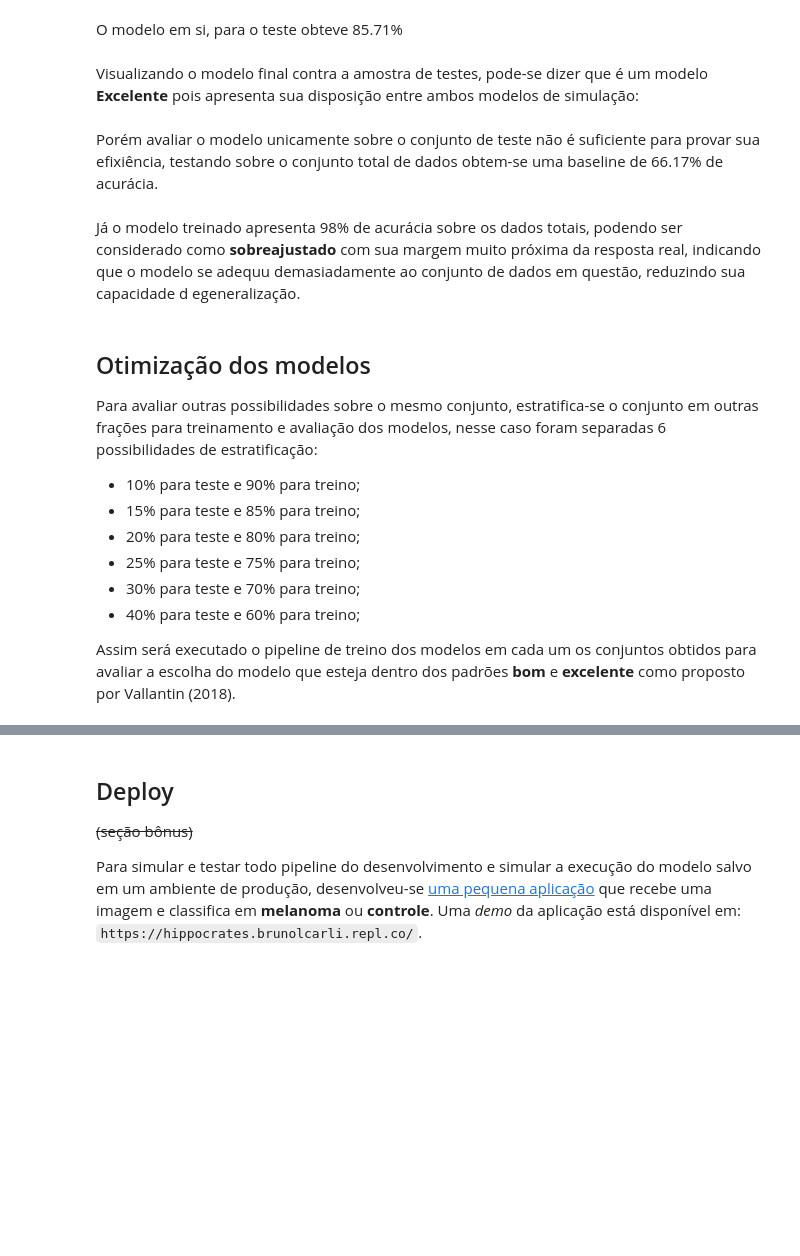
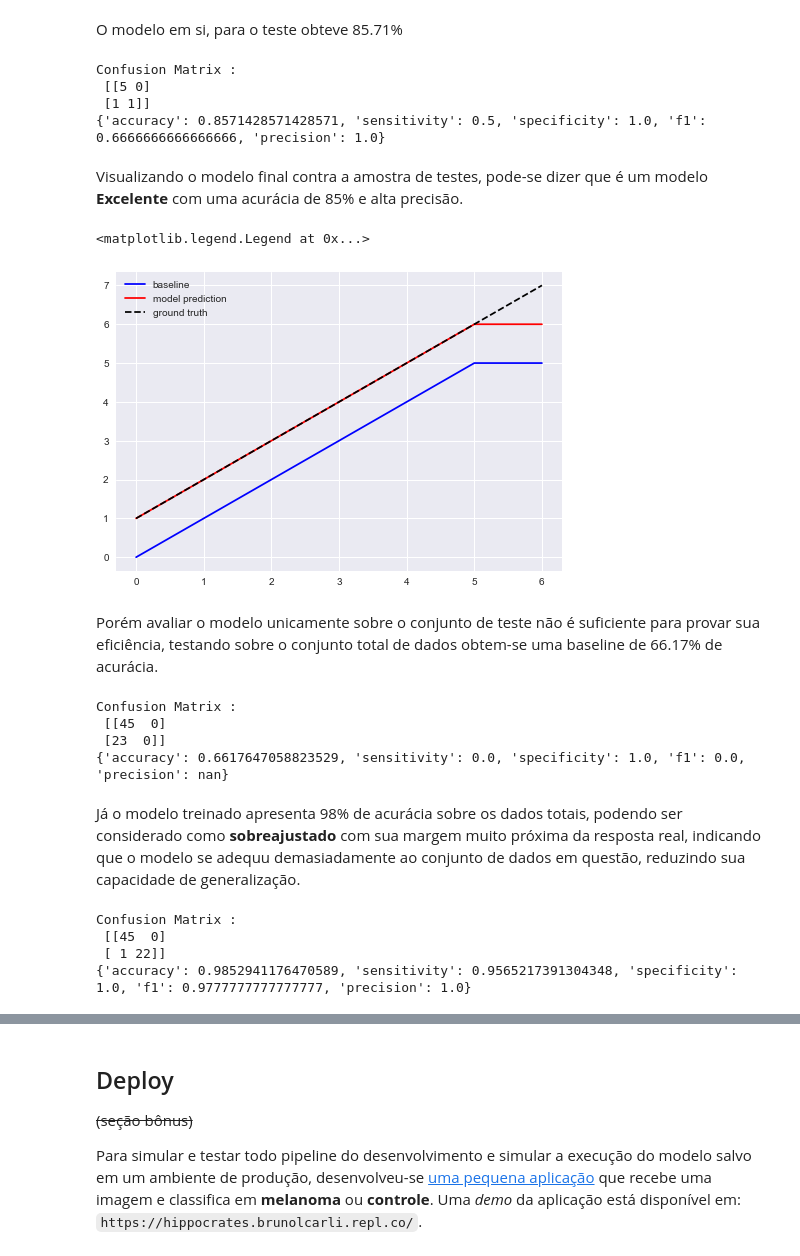
Before and after one commit to brunolcarli/IPythonNotebooks, a Jupyter notebook: IAUFPR/ComputerVision/cv_melanoma_brunolcarliIAUFPR_1.ipynb, the cells around one changed output, grey strips where cells are left out. Drawn from its saved outputs; the diff is of its cells as text; code cells hidden in the pictures; blank space fills up the shorter version.

```diff
--- a/IAUFPR/ComputerVision/cv_melanoma_brunolcarliIAUFPR_1.ipynb
+++ b/IAUFPR/ComputerVision/cv_melanoma_brunolcarliIAUFPR_1.ipynb
@@ -581,9 +600,11 @@ O modelo em si, para o teste obteve 85.71%
 # %%
 model_test_cm = confusion_matrix(y_test, best_pred)
 print('Confusion Matrix : \n', model_test_cm)
-
-total = sum(sum(model_test_cm))
-model_test_accuracy = (model_test_cm[0, 0] + model_test_cm[1, 1]) / total
-print ('Accuracy : ', model_test_accuracy)
+print(get_scores(model_test_cm, y_test, best_pred))
+# %% [output]
+Confusion Matrix :
+ [[5 0]
+ [1 1]]
+{'accuracy': 0.8571428571428571, 'sensitivity': 0.5, 'specificity': 1.0, 'f1': 0.6666666666666666, 'precision': 1.0}
 # %% [markdown]
-Visualizando o modelo final contra a amostra de testes, pode-se dizer que é um modelo **Excelente** pois apresenta sua disposição entre ambos modelos de simulação:
+Visualizando o modelo final contra a amostra de testes, pode-se dizer que é um modelo **Excelente** com uma acurácia de 85% e alta precisão.
@@ -613,20 +624,37 @@ plt.legend()
+# %%
+bsl_tl = get_prediction_timeline(baseline, X_test, y_test)
+model_tl = get_prediction_timeline(search_result, X_test, y_test)
+
+fig, ax = plt.subplots()
+
+plt.plot(bsl_tl, label='baseline', color='blue')
+plt.plot(model_tl, label='model prediction', color='red')
+plt.plot([i+1 for i, _ in enumerate(y_test)], label='ground truth', color='black', linestyle='dashed')
+plt.legend()
+# %% [output]
+<matplotlib.legend.Legend at 0x...>
+[figure, added]
 # %% [markdown]
-Porém avaliar o modelo unicamente sobre o conjunto de teste não é suficiente para provar sua efixiência, testando sobre o conjunto total de dados obtem-se uma baseline de 66.17% de acurácia.
+Porém avaliar o modelo unicamente sobre o conjunto de teste não é suficiente para provar sua eficiência, testando sobre o conjunto total de dados obtem-se uma baseline de 66.17% de acurácia.
 # %%
 baseline_y = baseline.predict(X)
 baseline_cm = confusion_matrix(y, baseline_y)
 print('Confusion Matrix : \n', baseline_cm)
-
-total = sum(sum(baseline_cm))
-baseline_y_accuracy = (baseline_cm[0, 0] + baseline_cm[1, 1]) / total
-print ('Accuracy : ', baseline_y_accuracy)
+print(get_scores(baseline_cm, y, baseline_y))
+# %% [output]
+Confusion Matrix :
+ [[45  0]
+ [23  0]]
+{'accuracy': 0.6617647058823529, 'sensitivity': 0.0, 'specificity': 1.0, 'f1': 0.0, 'precision': nan}
 # %% [markdown]
-Já o modelo treinado apresenta 98% de acurácia sobre os dados totais, podendo ser considerado como **sobreajustado** com sua margem muito próxima da resposta real, indicando que o modelo se adequu demasiadamente ao conjunto de dados em questão, reduzindo sua capacidade d egeneralização.
+Já o modelo treinado apresenta 98% de acurácia sobre os dados totais, podendo ser considerado como **sobreajustado** com sua margem muito próxima da resposta real, indicando que o modelo se adequu demasiadamente ao conjunto de dados em questão, reduzindo sua capacidade de generalização.
 # %%
 model_y = search_result.predict(X)
 model_cm = confusion_matrix(y, model_y)
 print('Confusion Matrix : \n', model_cm)
-
-total = sum(sum(model_cm))
-model_y_accuracy = (model_cm[0, 0] + model_cm[1, 1]) / total
-print ('Accuracy : ', model_y_accuracy)
+print(get_scores(model_cm, y, model_y))
+# %% [output]
+Confusion Matrix :
+ [[45  0]
+ [ 1 22]]
+{'accuracy': 0.9852941176470589, 'sensitivity': 0.9565217391304348, 'specificity': 1.0, 'f1': 0.9777777777777777, 'precision': 1.0}
@@ -643,13 +660,0 @@ plt.legend()
-# %% [markdown]
-## Otimização dos modelos
-
-Para avaliar outras possibilidades sobre o mesmo conjunto, estratifica-se o conjunto em outras frações para treinamento e avaliação dos modelos, nesse caso foram separadas 6 possibilidades de estratificação:
-
-- 10% para teste e 90% para treino;
-- 15% para teste e 85% para treino;
-- 20% para teste e 80% para treino;
-- 25% para teste e 75% para treino;
-- 30% para teste e 70% para treino;
-- 40% para teste e 60% para treino;
-
-Assim será executado o pipeline de treino dos modelos em cada um os conjuntos obtidos para avaliar a escolha do modelo que esteja dentro dos padrões **bom** e **excelente** como proposto por Vallantin (2018).
```
Also changed, not shown: parts of 44 cells of this notebook.
